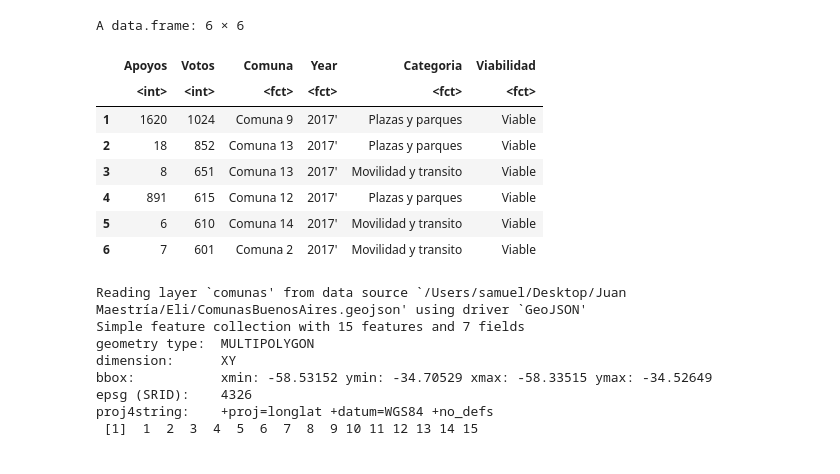
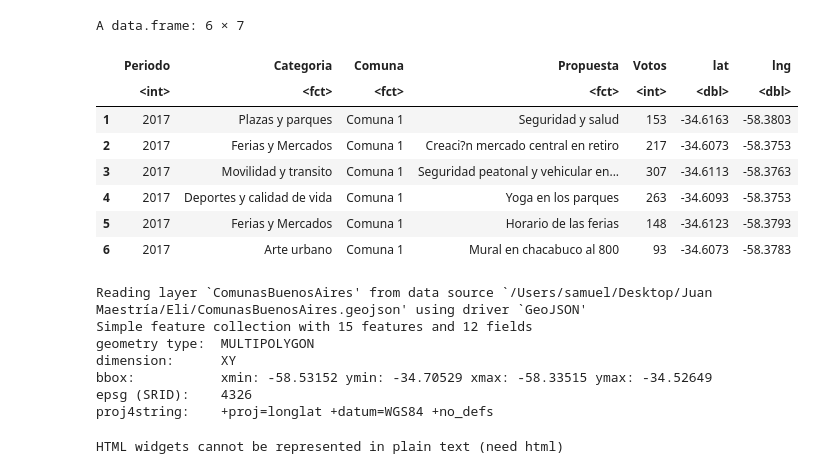
Before and after one commit to jmanu12/participacion-ciudadana-BAElige, a Jupyter notebook: ParticipationCiudadana.Mapas.ipynb, the cells around one changed output. Cells and saved outputs as stored; diff of their text form; code cells hidden in the pictures.

Commit message:
latitud-longitud para las propuestas

```diff
--- a/ParticipationCiudadana.Mapas.ipynb
+++ b/ParticipationCiudadana.Mapas.ipynb
@@ -1,32 +1,50 @@
 # %%
 #Lectura de datos
 library(stats)
 library("ggplot2")
-
+library("geojsonio")
+library("broom")
 library(tidyverse)
-data <- read.csv('ParticipacionCiudadana.csv', header=TRUE, sep=",")
+data <- read.csv('propuestas_ganadoras.csv', header=TRUE, sep=",")
 head(data)
-
+library("jsonlite")
+library("leaflet")
+library(tmap)
+#read json con los poligonos
+library("sf")
+radios <- st_read("ComunasBuenosAires.geojson")
 #Geoson comunas de la ciudad de Buenos Aires
 # %% [output]
-A data.frame: 6 × 6
+A data.frame: 6 × 7
-|  | Apoyos | Votos | Comuna | Year | Categoria | Viabilidad |
-|  | <int> | <int> | <fct> | <fct> | <fct> | <fct> |
-| 1 | 1620 | 1024 | Comuna 9 | 2017' | Plazas y parques | Viable |
-| 2 | 18 | 852 | Comuna 13 | 2017' | Plazas y parques | Viable |
-| 3 | 8 | 651 | Comuna 13 | 2017' | Movilidad y transito | Viable |
-| 4 | 891 | 615 | Comuna 12 | 2017' | Plazas y parques | Viable |
-| 5 | 6 | 610 | Comuna 14 | 2017' | Movilidad y transito | Viable |
-| 6 | 7 | 601 | Comuna 2 | 2017' | Movilidad y transito | Viable |
+|  | Periodo | Categoria | Comuna | Propuesta | Votos | lat | lng |
+|  | <int> | <fct> | <fct> | <fct> | <int> | <dbl> | <dbl> |
+| 1 | 2017 | Plazas y parques | Comuna 1 | Seguridad y salud | 153 | -34.6163 | -58.3803 |
+| 2 | 2017 | Ferias y Mercados | Comuna 1 | Creaci?n mercado central en retiro | 217 | -34.6073 | -58.3753 |
+| 3 | 2017 | Movilidad y transito | Comuna 1 | Seguridad peatonal y vehicular en... | 307 | -34.6113 | -58.3763 |
+| 4 | 2017 | Deportes y calidad de vida | Comuna 1 | Yoga en los parques | 263 | -34.6093 | -58.3753 |
+| 5 | 2017 | Ferias y Mercados | Comuna 1 | Horario de las ferias | 148 | -34.6123 | -58.3793 |
+| 6 | 2017 | Arte urbano | Comuna 1 | Mural en chacabuco al 800 | 93 | -34.6073 | -58.3783 |
+Reading layer `ComunasBuenosAires' from data source `/Users/samuel/Desktop/Juan Maestría/Eli/ComunasBuenosAires.geojson' using driver `GeoJSON'
+Simple feature collection with 15 features and 12 fields
+geometry type:  MULTIPOLYGON
+dimension:      XY
+bbox:           xmin: -58.53152 ymin: -34.70529 xmax: -58.33515 ymax: -34.52649
+epsg (SRID):    4326
+proj4string:    +proj=longlat +datum=WGS84 +no_defs
-# %%
-radios <- st_read("ComunasBuenosAires.geojson")
-print(radios$ID)
-# %% [output]
-Reading layer `comunas' from data source `/Users/samuel/Desktop/Juan Maestría/Eli/ComunasBuenosAires.geojson' using driver `GeoJSON'
-Simple feature collection with 15 features and 7 fields
-geometry type:  MULTIPOLYGON
-dimension:      XY
-bbox:           xmin: -58.53152 ymin: -34.70529 xmax: -58.33515 ymax: -34.52649
-epsg (SRID):    4326
-proj4string:    +proj=longlat +datum=WGS84 +no_defs
- [1]  1  2  3  4  5  6  7  8  9 10 11 12 13 14 15
+# %%
+dat_2017 = filter(data,Categoria == "Seguridad" & Periodo == 2019 )
+
+leaflet(data = radios) %>%
+  addTiles() %>%
+  addPolygons(label = ~Comuna,
+              color = "#444444",
+              weight = 1,
+              smoothFactor = 0.5,
+              opacity = 1.0,
+              fillOpacity = 0.5,
+              highlightOptions = highlightOptions(color = "white",
+                                                  weight = 2,
+                                                  bringToFront = TRUE)) %>%
+  addCircleMarkers(lng = dat_2017$lng, radius =3, lat = dat_2017$lat, color = "red")
+# %% [output]
+HTML widgets cannot be represented in plain text (need html)
```
Also changed, not shown: parts of 5 cells of this notebook.
